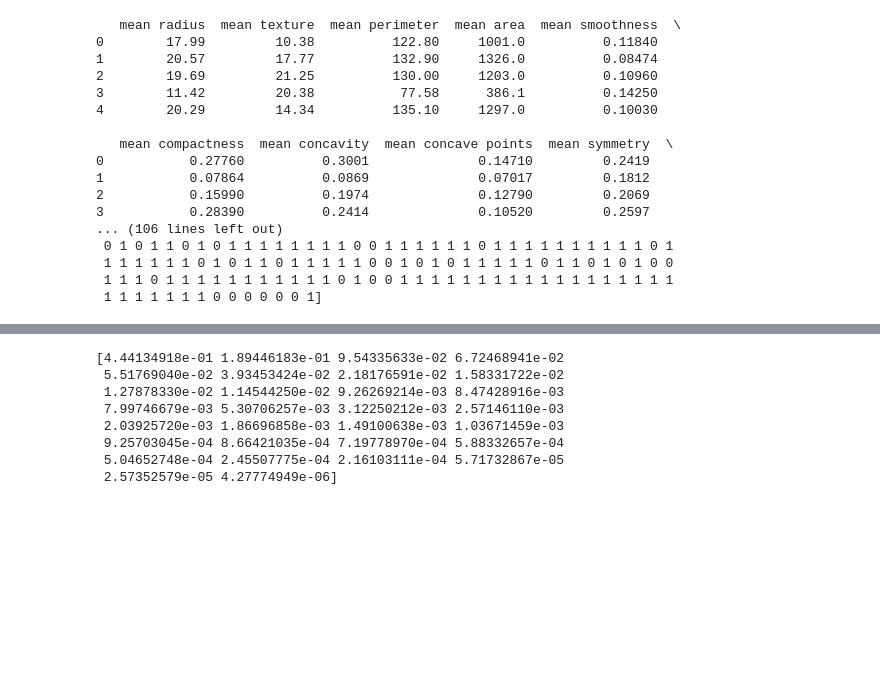
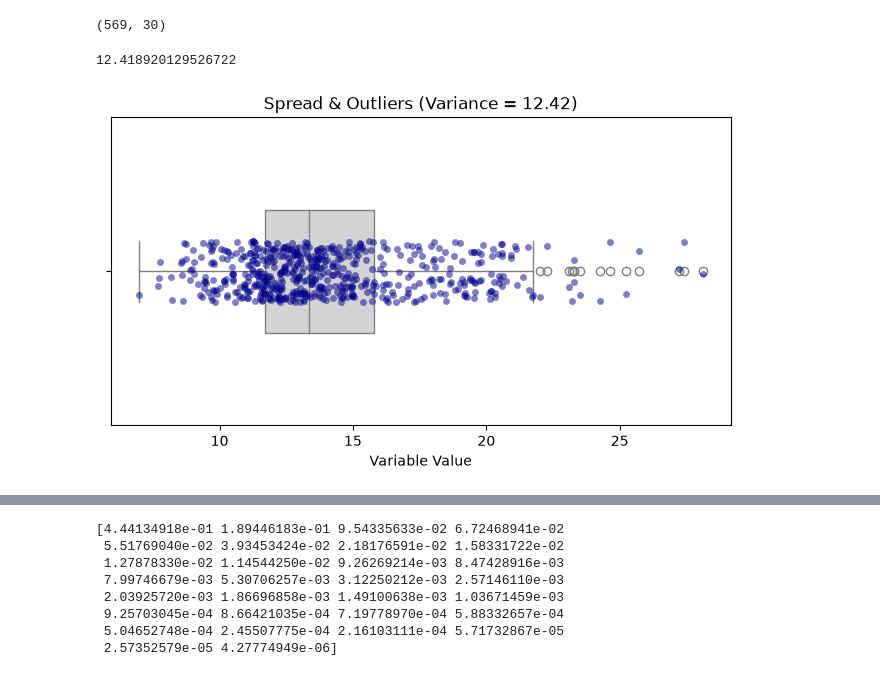
Before and after one commit to AreebaAkram/MachineLearning, a Jupyter notebook: PCA + LR.ipynb, the cells around one changed output, grey strips where cells are left out. Saved outputs shown, nothing was run; the diff lists cells and outputs as text; code cells hidden in the pictures; blank space fills up the shorter version.

Commit message:
variance and covar

```diff
--- a/PCA + LR.ipynb
+++ b/PCA + LR.ipynb
@@ -16,25 +16,26 @@ data = load_breast_cancer()
 x = pd.DataFrame(data.data, columns=data.feature_names)
 y = data.target
 
-print(x.head())
+#print(x.head())
 print(x.shape)
-print(x.info())
-print(x.isnull().sum())
+#print(x.info())
+# print(x.isnull().sum())
 # %% [output]
-   mean radius  mean texture  mean perimeter  mean area  mean smoothness  \
-0        17.99         10.38          122.80     1001.0          0.11840
-1        20.57         17.77          132.90     1326.0          0.08474
-2        19.69         21.25          130.00     1203.0          0.10960
-3        11.42         20.38           77.58      386.1          0.14250
-4        20.29         14.34          135.10     1297.0          0.10030
-
-   mean compactness  mean concavity  mean concave points  mean symmetry  \
-0           0.27760          0.3001              0.14710         0.2419
-1           0.07864          0.0869              0.07017         0.1812
-2           0.15990          0.1974              0.12790         0.2069
-3           0.28390          0.2414              0.10520         0.2597
-... (106 lines left out)
- 0 1 0 1 1 0 1 0 1 1 1 1 1 1 1 1 0 0 1 1 1 1 1 1 0 1 1 1 1 1 1 1 1 1 1 0 1
- 1 1 1 1 1 1 0 1 0 1 1 0 1 1 1 1 1 0 0 1 0 1 0 1 1 1 1 1 0 1 1 0 1 0 1 0 0
- 1 1 1 0 1 1 1 1 1 1 1 1 1 1 1 0 1 0 0 1 1 1 1 1 1 1 1 1 1 1 1 1 1 1 1 1 1
- 1 1 1 1 1 1 1 0 0 0 0 0 0 1]
+(569, 30)
+# %%
+variance = x["mean radius"].var()
+# mean = x["mean radius"].mean()
+
+print(variance)
+# print(mean)
+
+plt.figure(figsize=(8, 4))
+sns.boxplot(x=x['mean radius'], color='lightgray', width=0.4)
+sns.stripplot(x=x['mean radius'], color='darkblue', alpha=0.5, jitter=True)
+
+plt.title(f'Spread & Outliers (Variance = {x["mean radius"].var():.2f})')
+plt.xlabel('Variable Value')
+plt.show()
+# %% [output]
+12.418920129526722
+[figure, added]
```
Also changed, not shown: parts of 1 cell of this notebook, 2 other files.
